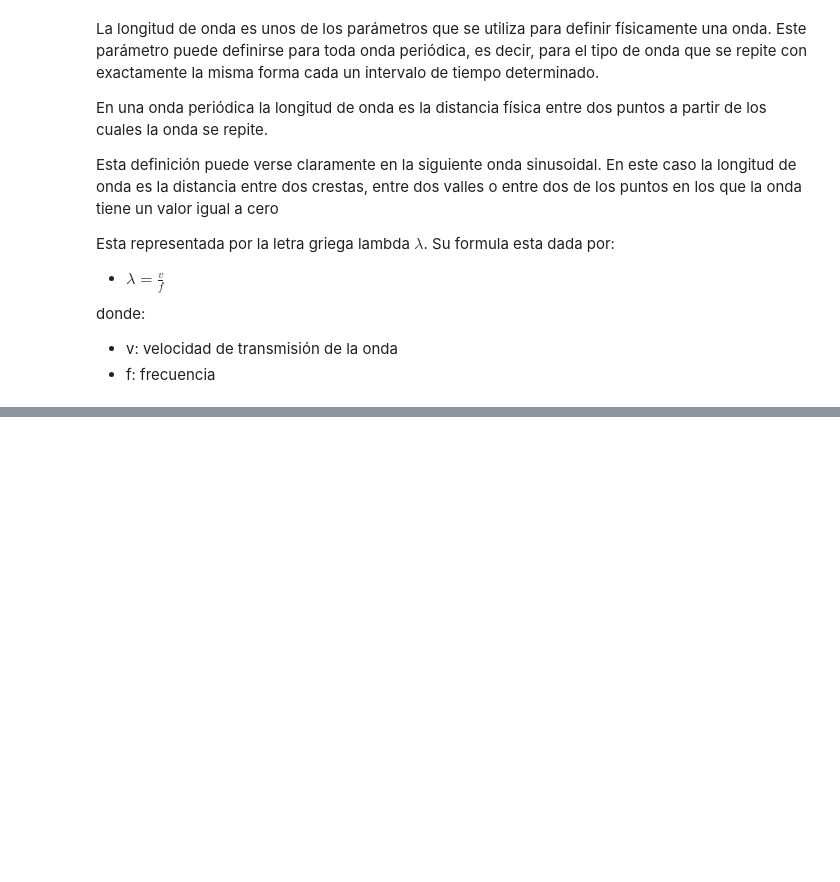
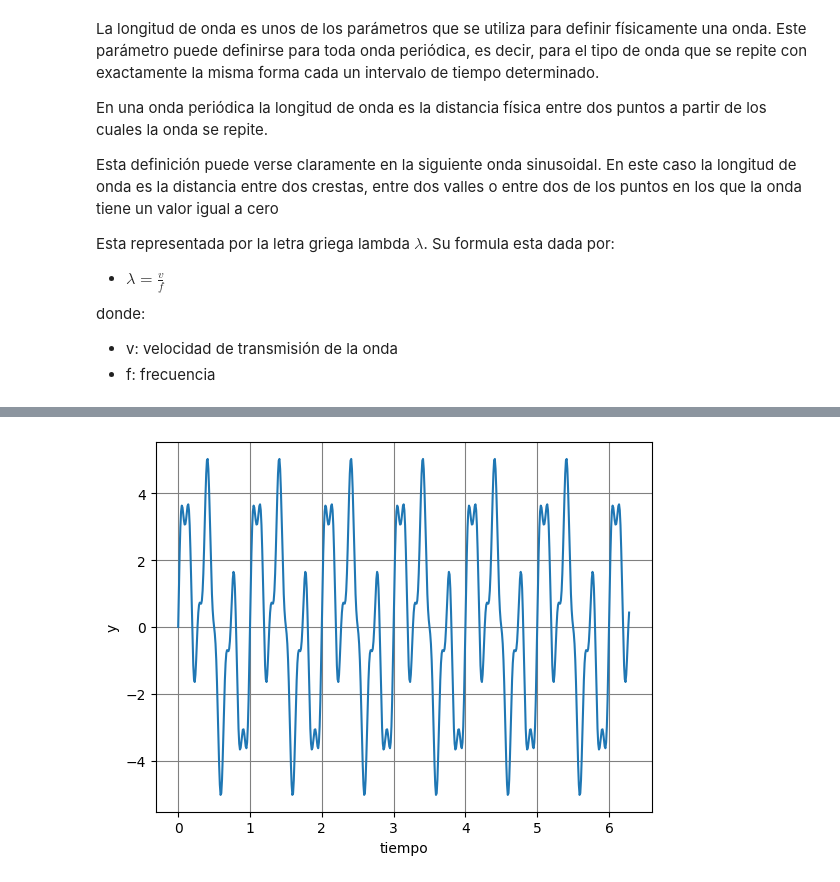
Before and after one commit to JorgeIsur/Laboratorio7Lerma, a Jupyter notebook: laboratorio7.ipynb, the cells around one changed output, grey strips where cells are left out. Saved outputs shown, nothing was run; the diff lists cells and outputs as text; code cells hidden in the pictures; blank space fills up the shorter version.

```diff
--- a/laboratorio7.ipynb
+++ b/laboratorio7.ipynb
@@ -147,0 +168,9 @@ ploteo(x,y)
+# %%
+x = np.arange(0,2*pi,0.01)
+signal_1 = 2*np.sin(2*np.pi*x)
+signal_2 = 1*np.sin(4*np.pi*4*x)
+signal_3 = 3*np.sin(3*np.pi*2*x)
+composite_signal = signal_1+signal_2+signal_3
+ploteo(x,composite_signal)
+# %% [output]
+[figure, added]
```
Also changed, not shown: parts of 9 cells of this notebook.
